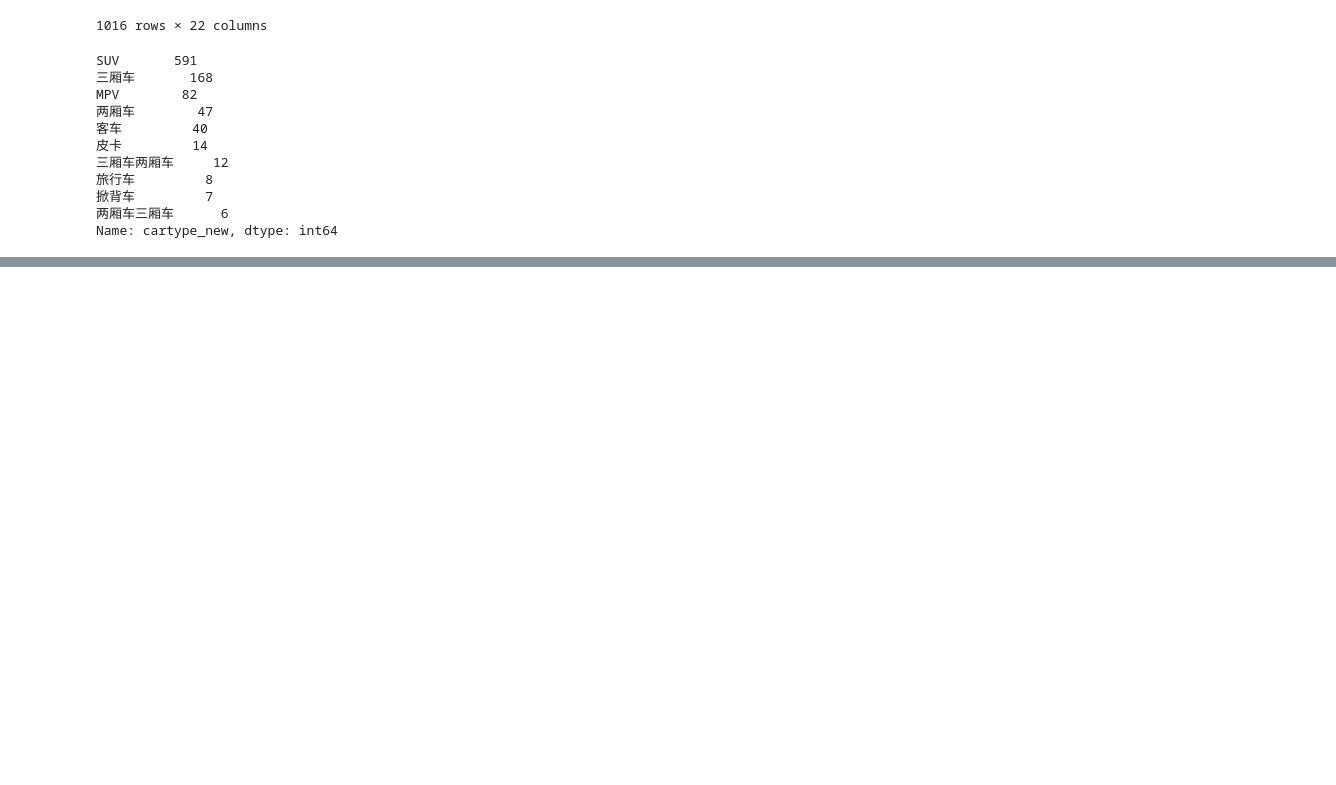
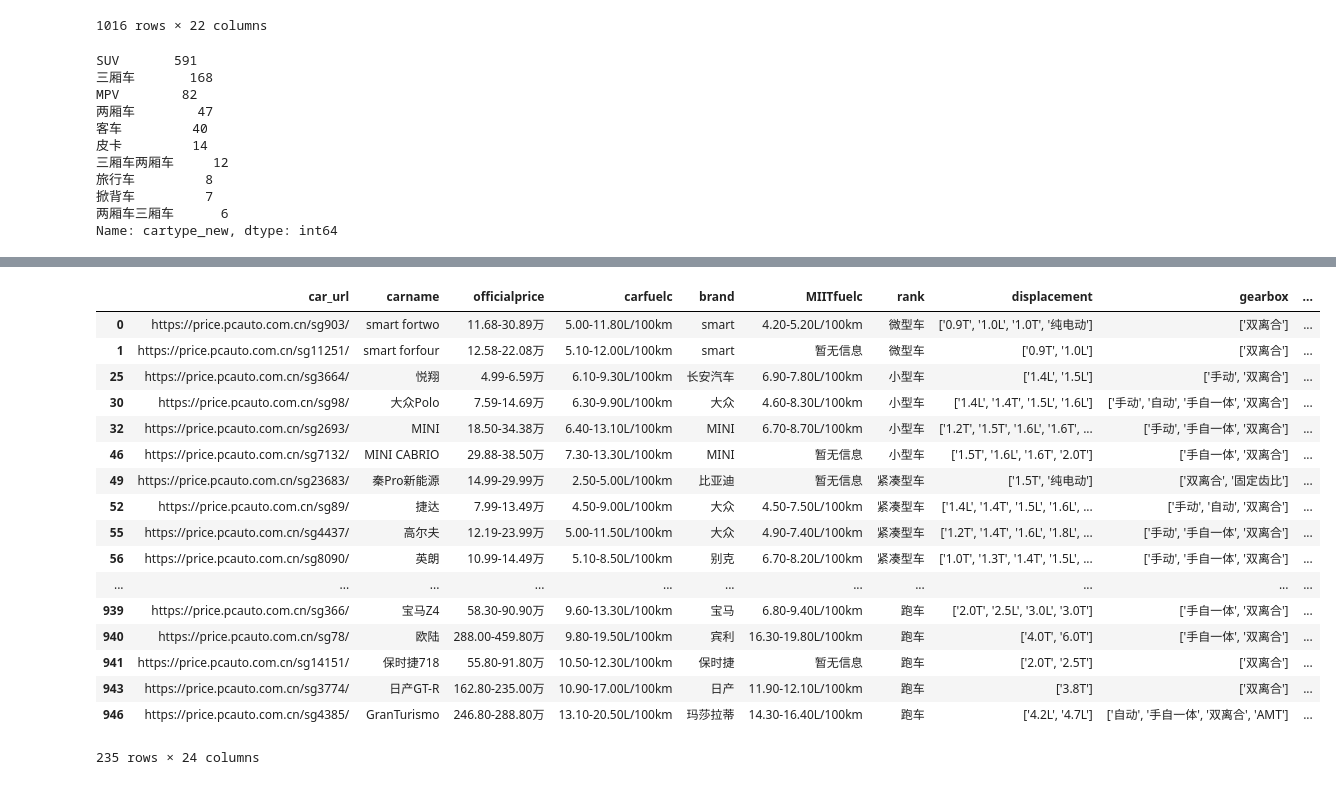
Before and after one commit to north-jewel/data_analysis, a Jupyter notebook: homework/Alex-赵鑫荣/1217_weektest_pcauto_analysis.ipynb, the cells around one changed output, grey strips where cells are left out. Drawn from its saved outputs; the diff is of its cells as text; code cells hidden in the pictures; blank space fills up the shorter version.

```diff
--- a/homework/Alex-赵鑫荣/1217_weektest_pcauto_analysis.ipynb
+++ b/homework/Alex-赵鑫荣/1217_weektest_pcauto_analysis.ipynb
@@ -266,0 +318,22 @@ Name: brand, dtype: int64
+# %%
+df[df['gearbox'].apply(lambda x:True if '双离合' in x else False)]
+# df['gearbox']
+# %% [output]
+|  | car_url | carname | officialprice | carfuelc | brand | MIITfuelc | rank | displacement | gearbox | ... |
+| 0 | https://price.pcauto.com.cn/sg903/ | smart fortwo | 11.68-30.89万 | 5.00-11.80L/100km | smart | 4.20-5.20L/100km | 微型车 | ['0.9T', '1.0L', '1.0T', '纯电动'] | ['双离合'] | ... |
+| 1 | https://price.pcauto.com.cn/sg11251/ | smart forfour | 12.58-22.08万 | 5.10-12.00L/100km | smart | 暂无信息 | 微型车 | ['0.9T', '1.0L'] | ['双离合'] | ... |
+| 25 | https://price.pcauto.com.cn/sg3664/ | 悦翔 | 4.99-6.59万 | 6.10-9.30L/100km | 长安汽车 | 6.90-7.80L/100km | 小型车 | ['1.4L', '1.5L'] | ['手动', '双离合'] | ... |
+| 30 | https://price.pcauto.com.cn/sg98/ | 大众Polo | 7.59-14.69万 | 6.30-9.90L/100km | 大众 | 4.60-8.30L/100km | 小型车 | ['1.4L', '1.4T', '1.5L', '1.6L'] | ['手动', '自动', '手自一体', '双离合'] | ... |
+| 32 | https://price.pcauto.com.cn/sg2693/ | MINI | 18.50-34.38万 | 6.40-13.10L/100km | MINI | 6.70-8.70L/100km | 小型车 | ['1.2T', '1.5T', '1.6L', '1.6T', ... | ['手动', '手自一体', '双离合'] | ... |
+| 46 | https://price.pcauto.com.cn/sg7132/ | MINI CABRIO | 29.88-38.50万 | 7.30-13.30L/100km | MINI | 暂无信息 | 小型车 | ['1.5T', '1.6L', '1.6T', '2.0T'] | ['手自一体', '双离合'] | ... |
+| 49 | https://price.pcauto.com.cn/sg23683/ | 秦Pro新能源 | 14.99-29.99万 | 2.50-5.00L/100km | 比亚迪 | 暂无信息 | 紧凑型车 | ['1.5T', '纯电动'] | ['双离合', '固定齿比'] | ... |
+| 52 | https://price.pcauto.com.cn/sg89/ | 捷达 | 7.99-13.49万 | 4.50-9.00L/100km | 大众 | 4.50-7.50L/100km | 紧凑型车 | ['1.4L', '1.4T', '1.5L', '1.6L', ... | ['手动', '自动', '双离合'] | ... |
+| 55 | https://price.pcauto.com.cn/sg4437/ | 高尔夫 | 12.19-23.99万 | 5.00-11.50L/100km | 大众 | 4.90-7.40L/100km | 紧凑型车 | ['1.2T', '1.4T', '1.6L', '1.8L', ... | ['手动', '手自一体', '双离合'] | ... |
+| 56 | https://price.pcauto.com.cn/sg8090/ | 英朗 | 10.99-14.49万 | 5.10-8.50L/100km | 别克 | 6.70-8.20L/100km | 紧凑型车 | ['1.0T', '1.3T', '1.4T', '1.5L', ... | ['手动', '手自一体', '双离合'] | ... |
+| ... | ... | ... | ... | ... | ... | ... | ... | ... | ... | ... |
+| 939 | https://price.pcauto.com.cn/sg366/ | 宝马Z4 | 58.30-90.90万 | 9.60-13.30L/100km | 宝马 | 6.80-9.40L/100km | 跑车 | ['2.0T', '2.5L', '3.0L', '3.0T'] | ['手自一体', '双离合'] | ... |
+| 940 | https://price.pcauto.com.cn/sg78/ | 欧陆 | 288.00-459.80万 | 9.80-19.50L/100km | 宾利 | 16.30-19.80L/100km | 跑车 | ['4.0T', '6.0T'] | ['手自一体', '双离合'] | ... |
+| 941 | https://price.pcauto.com.cn/sg14151/ | 保时捷718 | 55.80-91.80万 | 10.50-12.30L/100km | 保时捷 | 暂无信息 | 跑车 | ['2.0T', '2.5T'] | ['双离合'] | ... |
+| 943 | https://price.pcauto.com.cn/sg3774/ | 日产GT-R | 162.80-235.00万 | 10.90-17.00L/100km | 日产 | 11.90-12.10L/100km | 跑车 | ['3.8T'] | ['双离合'] | ... |
+| 946 | https://price.pcauto.com.cn/sg4385/ | GranTurismo | 246.80-288.80万 | 13.10-20.50L/100km | 玛莎拉蒂 | 14.30-16.40L/100km | 跑车 | ['4.2L', '4.7L'] | ['自动', '手自一体', '双离合', 'AMT'] | ... |
+235 rows × 24 columns
```
Also changed, not shown: parts of 18 cells of this notebook, 2 other files.
